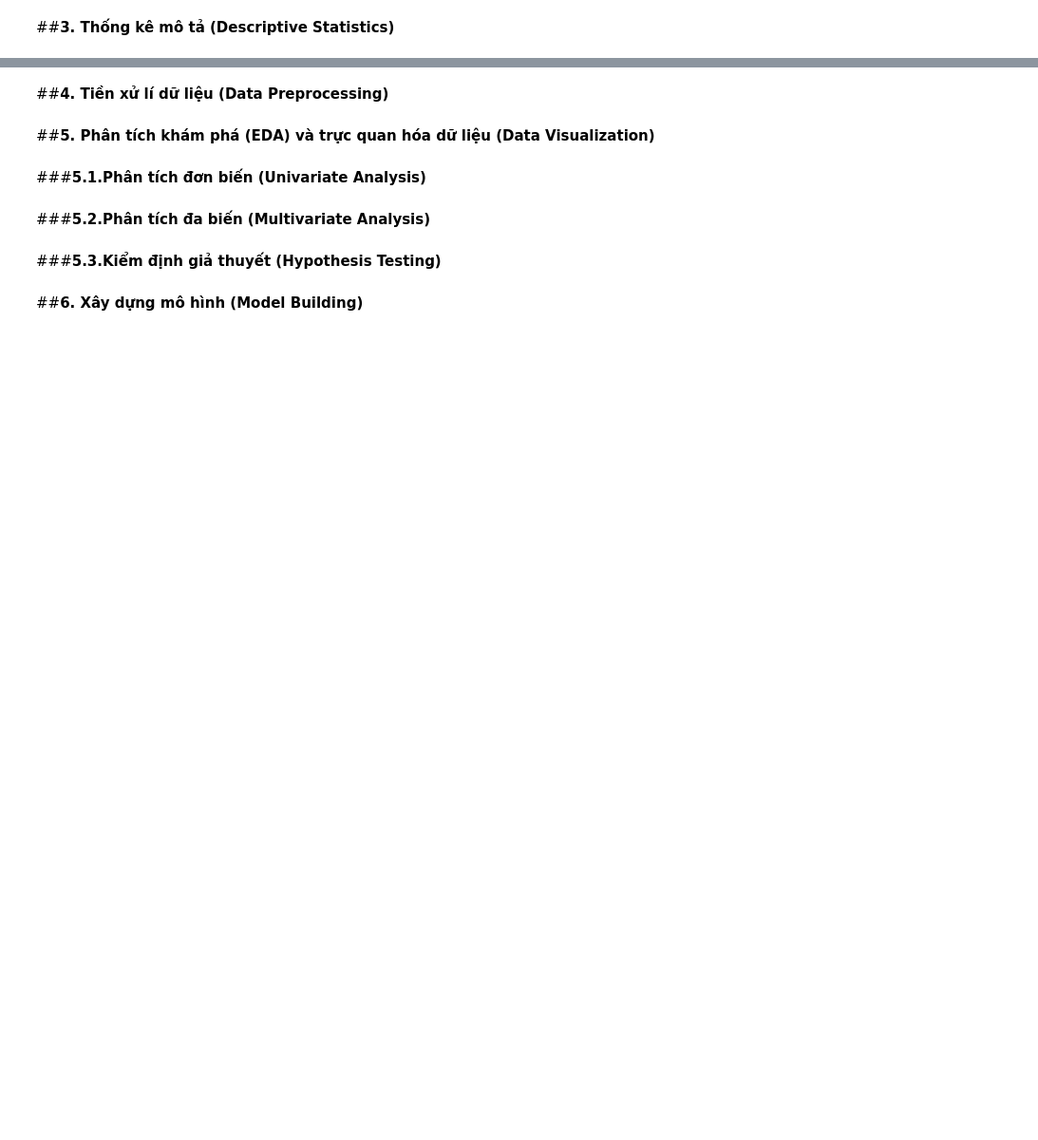
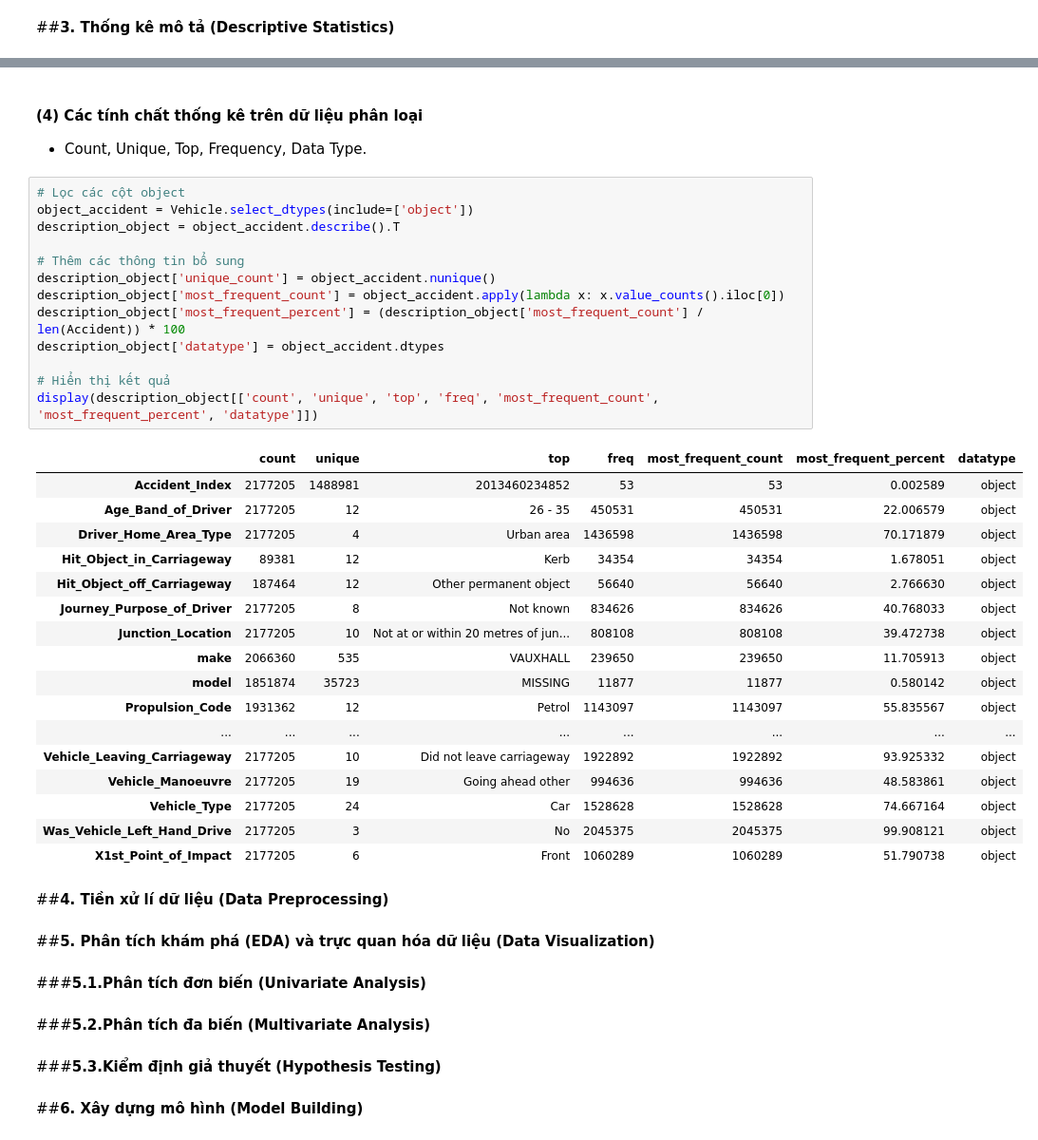
Before and after one commit to mihhwiNick/DA_project, a Jupyter notebook: UK_Road_Traffic_Accident_DA.ipynb, the cells around one changed output, grey strips where cells are left out. Shown at 95% size. Drawn from its saved outputs; the diff is of its cells as text; blank space fills up the shorter version.

```diff
--- a/UK_Road_Traffic_Accident_DA.ipynb
+++ b/UK_Road_Traffic_Accident_DA.ipynb
@@ -102,3 +406,37 @@ import os
+# %% [markdown]
+#### **(4) Các tính chất thống kê trên dữ liệu phân loại**
++ Count, Unique, Top, Frequency, Data Type.
+# %%
+# Lọc các cột object
+object_accident = Vehicle.select_dtypes(include=['object'])
+description_object = object_accident.describe().T
+
+# Thêm các thông tin bổ sung
+description_object['unique_count'] = object_accident.nunique()
+description_object['most_frequent_count'] = object_accident.apply(lambda x: x.value_counts().iloc[0])
+description_object['most_frequent_percent'] = (description_object['most_frequent_count'] / len(Accident)) * 100
+description_object['datatype'] = object_accident.dtypes
+
+# Hiển thị kết quả
+display(description_object[['count', 'unique', 'top', 'freq', 'most_frequent_count', 'most_frequent_percent', 'datatype']])
+# %% [output]
+|  | count | unique | top | freq | most_frequent_count | most_frequent_percent | datatype |
+| Accident_Index | 2177205 | 1488981 | 2013460234852 | 53 | 53 | 0.002589 | object |
+| Age_Band_of_Driver | 2177205 | 12 | 26 - 35 | 450531 | 450531 | 22.006579 | object |
+| Driver_Home_Area_Type | 2177205 | 4 | Urban area | 1436598 | 1436598 | 70.171879 | object |
+| Hit_Object_in_Carriageway | 89381 | 12 | Kerb | 34354 | 34354 | 1.678051 | object |
+| Hit_Object_off_Carriageway | 187464 | 12 | Other permanent object | 56640 | 56640 | 2.766630 | object |
+| Journey_Purpose_of_Driver | 2177205 | 8 | Not known | 834626 | 834626 | 40.768033 | object |
+| Junction_Location | 2177205 | 10 | Not at or within 20 metres of jun... | 808108 | 808108 | 39.472738 | object |
+| make | 2066360 | 535 | VAUXHALL | 239650 | 239650 | 11.705913 | object |
+| model | 1851874 | 35723 | MISSING | 11877 | 11877 | 0.580142 | object |
+| Propulsion_Code | 1931362 | 12 | Petrol | 1143097 | 1143097 | 55.835567 | object |
+| ... | ... | ... | ... | ... | ... | ... | ... |
+| Vehicle_Leaving_Carriageway | 2177205 | 10 | Did not leave carriageway | 1922892 | 1922892 | 93.925332 | object |
+| Vehicle_Manoeuvre | 2177205 | 19 | Going ahead other | 994636 | 994636 | 48.583861 | object |
+| Vehicle_Type | 2177205 | 24 | Car | 1528628 | 1528628 | 74.667164 | object |
+| Was_Vehicle_Left_Hand_Drive | 2177205 | 3 | No | 2045375 | 2045375 | 99.908121 | object |
+| X1st_Point_of_Impact | 2177205 | 6 | Front | 1060289 | 1060289 | 51.790738 | object |
 # %% [markdown]
 ##**4. Tiền xử lí dữ liệu (Data Preprocessing)**
 # %% [markdown]
```
Also changed, not shown: parts of 20 cells of this notebook.
